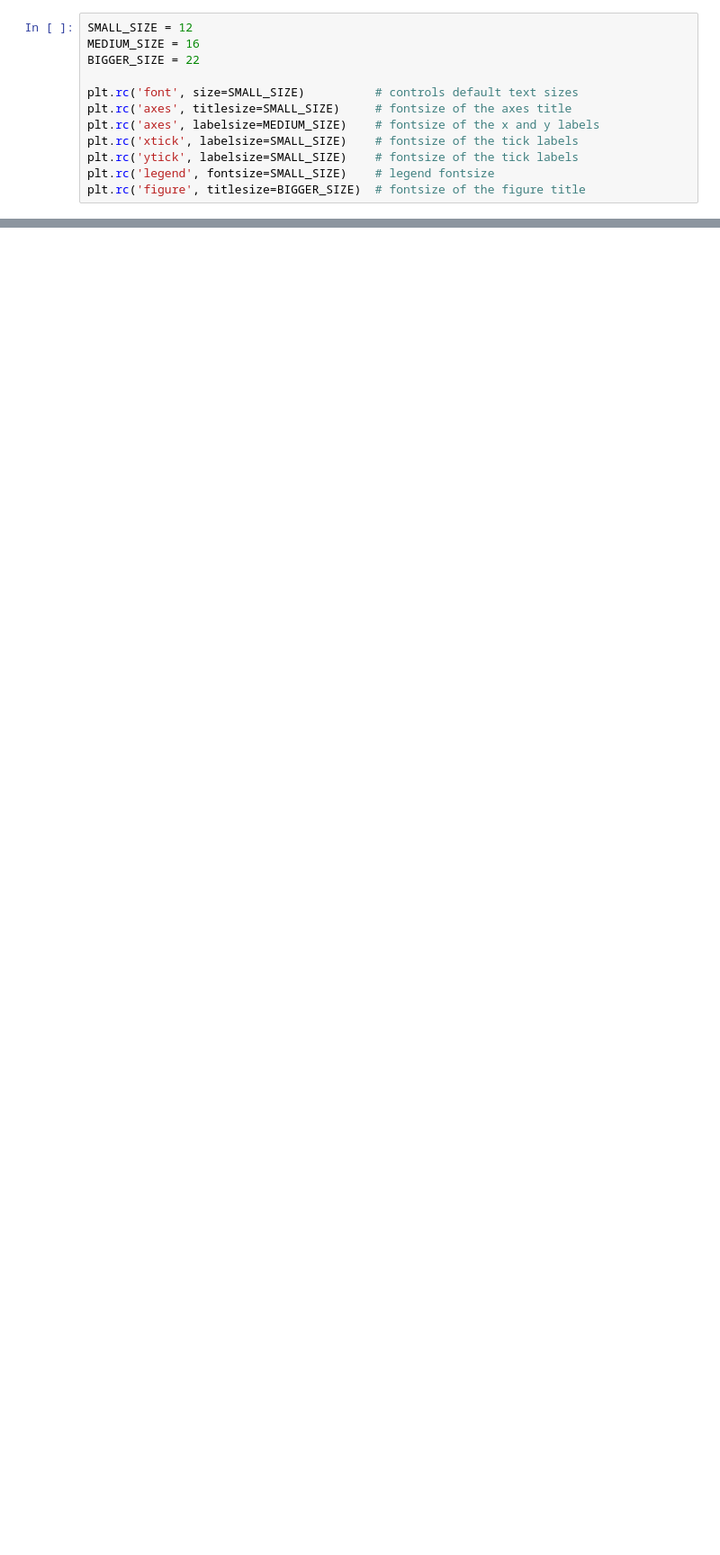
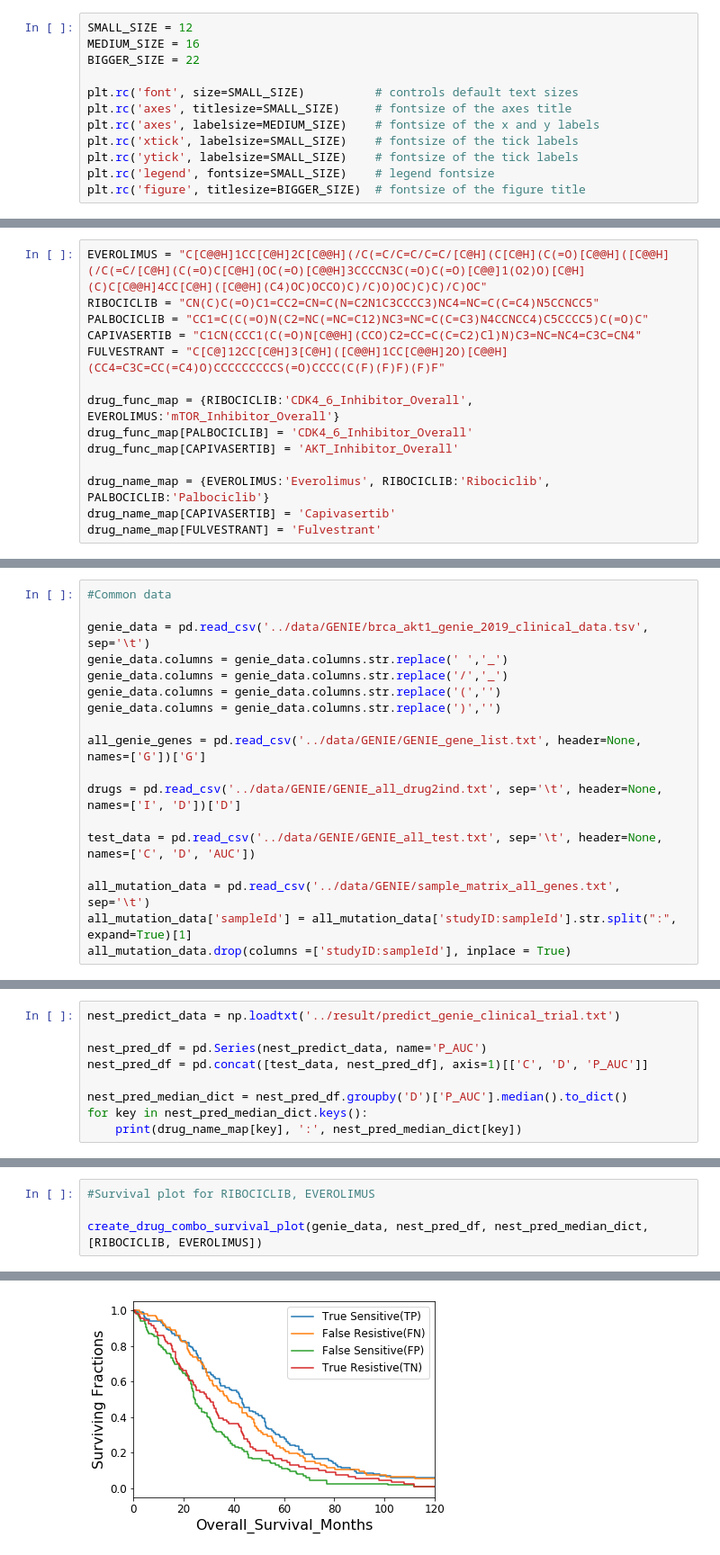
Before and after one commit to enmsilva/nest_drugcell, a Jupyter notebook: notebooks/genie_analysis.ipynb, the cells around one changed output, grey strips where cells are left out. Shown at 90% size. Saved outputs shown, nothing was run; the diff lists cells and outputs as text; blank space fills up the shorter version.

```diff
--- a/notebooks/genie_analysis.ipynb
+++ b/notebooks/genie_analysis.ipynb
@@ -182,0 +26,14 @@ DrugCell(-) median: 45.55921053
+# %%
+EVEROLIMUS = "C[C@@H]1CC[C@H]2C[C@@H](/C(=C/C=C/C=C/[C@H](C[C@H](C(=O)[C@@H]([C@@H](/C(=C/[C@H](C(=O)C[C@H](OC(=O)[C@@H]3CCCCN3C(=O)C(=O)[C@@]1(O2)O)[C@H](C)C[C@@H]4CC[C@H]([C@@H](C4)OC)OCCO)C)/C)O)OC)C)C)/C)OC"
+RIBOCICLIB = "CN(C)C(=O)C1=CC2=CN=C(N=C2N1C3CCCC3)NC4=NC=C(C=C4)N5CCNCC5"
+PALBOCICLIB = "CC1=C(C(=O)N(C2=NC(=NC=C12)NC3=NC=C(C=C3)N4CCNCC4)C5CCCC5)C(=O)C"
+CAPIVASERTIB = "C1CN(CCC1(C(=O)N[C@@H](CCO)C2=CC=C(C=C2)Cl)N)C3=NC=NC4=C3C=CN4"
+FULVESTRANT = "C[C@]12CC[C@H]3[C@H]([C@@H]1CC[C@@H]2O)[C@@H](CC4=C3C=CC(=C4)O)CCCCCCCCCS(=O)CCCC(C(F)(F)F)(F)F"
+
+drug_func_map = {RIBOCICLIB:'CDK4_6_Inhibitor_Overall', EVEROLIMUS:'mTOR_Inhibitor_Overall'}
+drug_func_map[PALBOCICLIB] = 'CDK4_6_Inhibitor_Overall'
+drug_func_map[CAPIVASERTIB] = 'AKT_Inhibitor_Overall'
+
+drug_name_map = {EVEROLIMUS:'Everolimus', RIBOCICLIB:'Ribociclib', PALBOCICLIB:'Palbociclib'}
+drug_name_map[CAPIVASERTIB] = 'Capivasertib'
+drug_name_map[FULVESTRANT] = 'Fulvestrant'
@@ -182,0 +270,18 @@ DrugCell(-) median: 45.55921053
+# %%
+#Common data
+
+genie_data = pd.read_csv('../data/GENIE/brca_akt1_genie_2019_clinical_data.tsv', sep='\t')
+genie_data.columns = genie_data.columns.str.replace(' ','_')
+genie_data.columns = genie_data.columns.str.replace('/','_')
+genie_data.columns = genie_data.columns.str.replace('(','')
+genie_data.columns = genie_data.columns.str.replace(')','')
+
+all_genie_genes = pd.read_csv('../data/GENIE/GENIE_gene_list.txt', header=None, names=['G'])['G']
+
+drugs = pd.read_csv('../data/GENIE/GENIE_all_drug2ind.txt', sep='\t', header=None, names=['I', 'D'])['D']
+
+test_data = pd.read_csv('../data/GENIE/GENIE_all_test.txt', sep='\t', header=None, names=['C', 'D', 'AUC'])
+
+all_mutation_data = pd.read_csv('../data/GENIE/sample_matrix_all_genes.txt', sep='\t')
+all_mutation_data['sampleId'] = all_mutation_data['studyID:sampleId'].str.split(":", expand=True)[1]
+all_mutation_data.drop(columns =['studyID:sampleId'], inplace = True)
@@ -182,0 +300,9 @@ DrugCell(-) median: 45.55921053
+# %%
+nest_predict_data = np.loadtxt('../result/predict_genie_clinical_trial.txt')
+
+nest_pred_df = pd.Series(nest_predict_data, name='P_AUC')
+nest_pred_df = pd.concat([test_data, nest_pred_df], axis=1)[['C', 'D', 'P_AUC']]
+
+nest_pred_median_dict = nest_pred_df.groupby('D')['P_AUC'].median().to_dict()
+for key in nest_pred_median_dict.keys():
+    print(drug_name_map[key], ':', nest_pred_median_dict[key])
@@ -182,0 +329,5 @@ DrugCell(-) median: 45.55921053
+# %%
+#Survival plot for RIBOCICLIB, EVEROLIMUS
+
+create_drug_combo_survival_plot(genie_data, nest_pred_df, nest_pred_median_dict, [RIBOCICLIB, EVEROLIMUS])
+# %% [output]
@@ -182,0 +342 @@ DrugCell(-) median: 45.55921053
+[figure, added]
```
Also changed, not shown: parts of 46 cells of this notebook, 2 other files.
